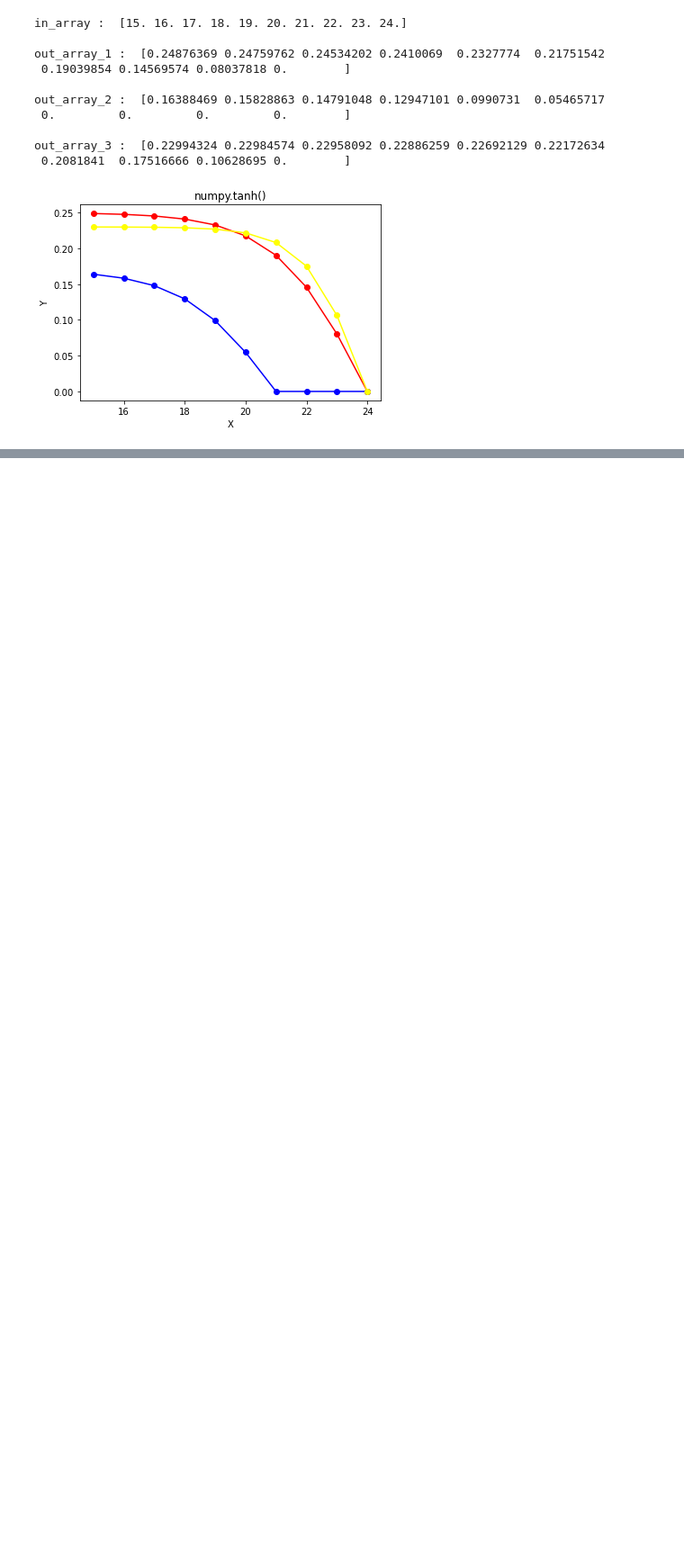
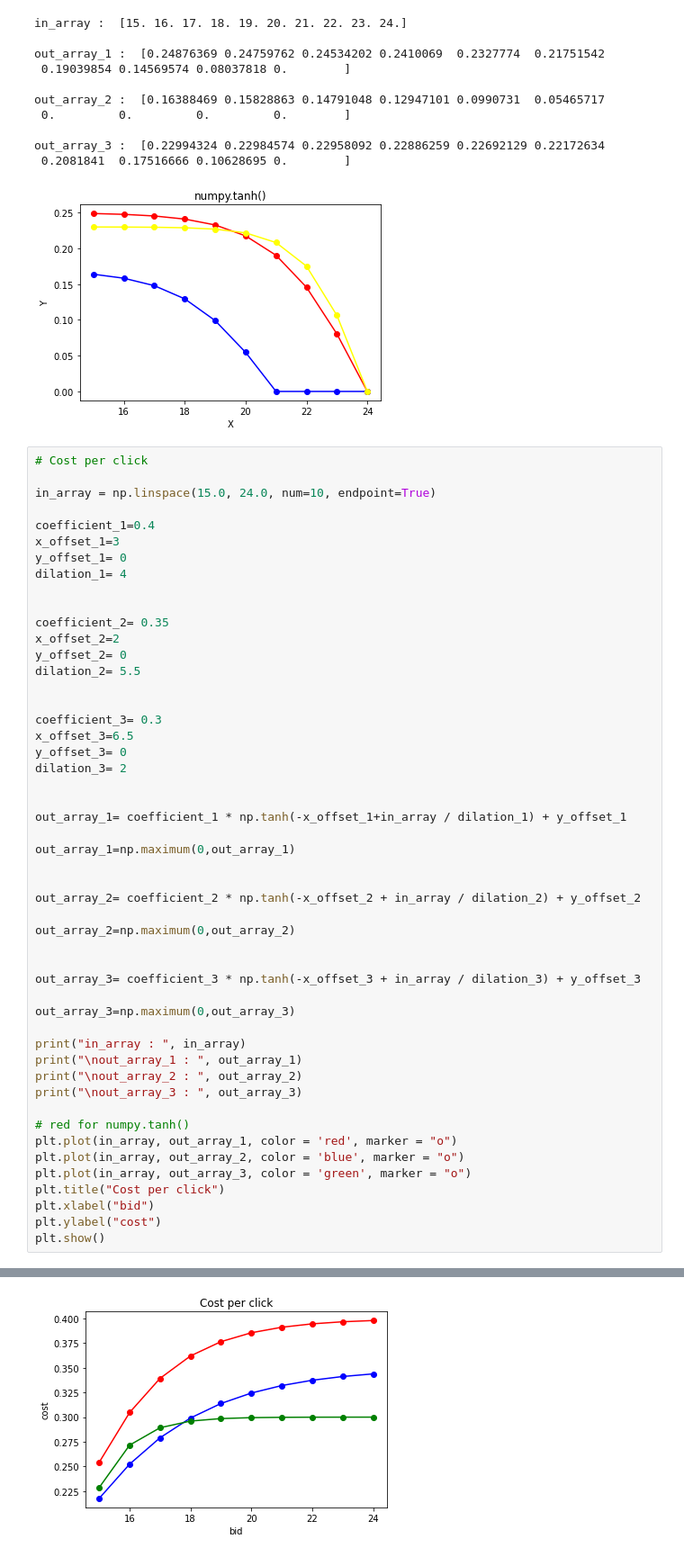
Before and after one commit to fcolombo7/DataIntelligenceApplications, a Jupyter notebook: data_generators/test.ipynb, the cells around one changed output, grey strips where cells are left out. Shown at 90% size. Drawn from its saved outputs; the diff is of its cells as text; blank space fills up the shorter version.

```diff
--- a/data_generators/test.ipynb
+++ b/data_generators/test.ipynb
@@ -187,3 +184,54 @@ out_array_2 :  [0.16388469 0.15828863 0.14791048 0.12947101 0.0990731  0.0546571
 out_array_3 :  [0.22994324 0.22984574 0.22958092 0.22886259 0.22692129 0.22172634
  0.2081841  0.17516666 0.10628695 0.        ]
 [figure]
+# %%
+# Cost per click
+
+in_array = np.linspace(15.0, 24.0, num=10, endpoint=True)
+
+coefficient_1=0.4
+x_offset_1=3
+y_offset_1= 0
+dilation_1= 4
+
+
+coefficient_2= 0.35
+x_offset_2=2
+y_offset_2= 0
+dilation_2= 5.5
+
+
+coefficient_3= 0.3
+x_offset_3=6.5
+y_offset_3= 0
+dilation_3= 2
+
+
+out_array_1= coefficient_1 * np.tanh(-x_offset_1+in_array / dilation_1) + y_offset_1
+
+out_array_1=np.maximum(0,out_array_1)
+
+
+out_array_2= coefficient_2 * np.tanh(-x_offset_2 + in_array / dilation_2) + y_offset_2
+
+out_array_2=np.maximum(0,out_array_2)
+
+
+out_array_3= coefficient_3 * np.tanh(-x_offset_3 + in_array / dilation_3) + y_offset_3
+
+out_array_3=np.maximum(0,out_array_3)
+
+print("in_array : ", in_array)
+print("\nout_array_1 : ", out_array_1)
+print("\nout_array_2 : ", out_array_2)
+print("\nout_array_3 : ", out_array_3)
+
+# red for numpy.tanh()
+plt.plot(in_array, out_array_1, color = 'red', marker = "o")
+plt.plot(in_array, out_array_2, color = 'blue', marker = "o")
+plt.plot(in_array, out_array_3, color = 'green', marker = "o")
+plt.title("Cost per click")
+plt.xlabel("bid")
+plt.ylabel("cost")
+plt.show()
+# %% [output]
@@ -189,0 +248 @@ out_array_3 :  [0.22994324 0.22984574 0.22958092 0.22886259 0.22692129 0.2217263
+[figure, added]
```
Also changed, not shown: parts of 5 cells of this notebook.
